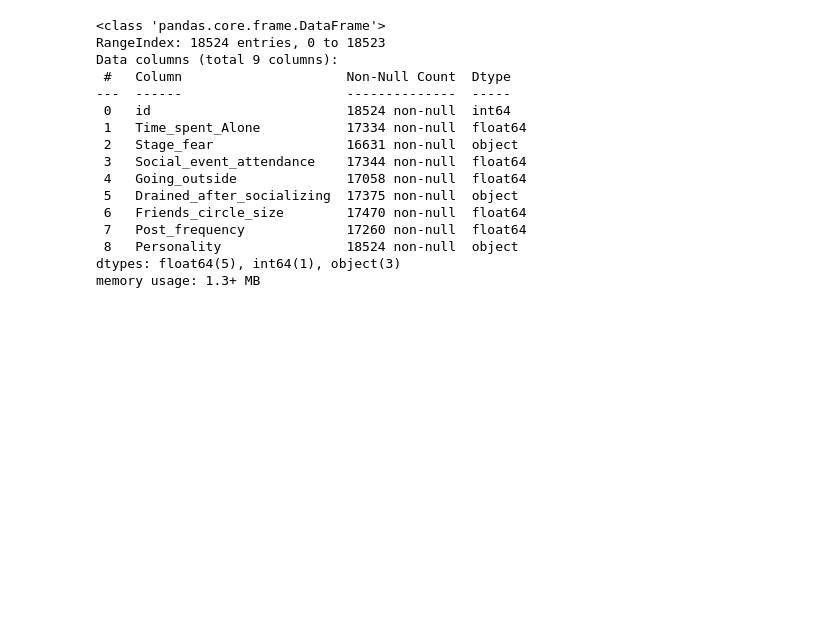
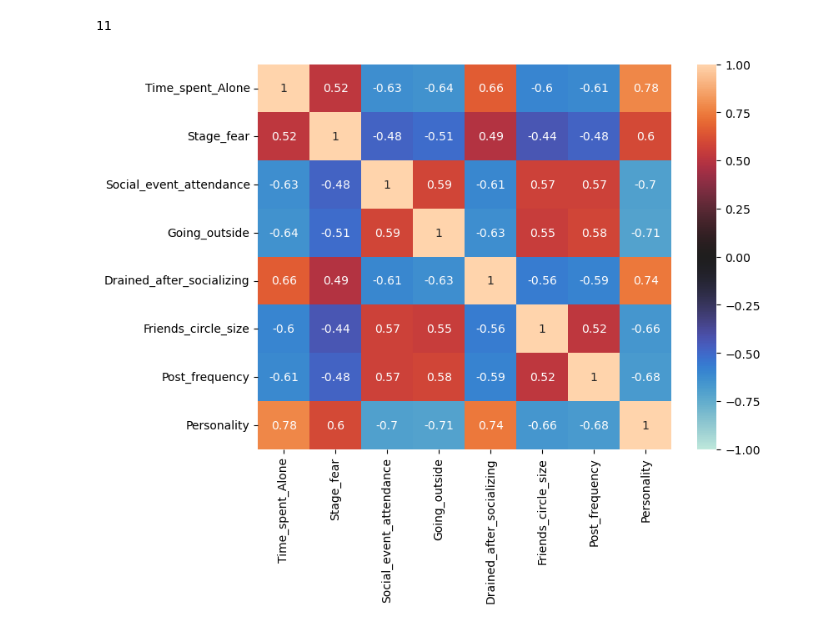
Before and after one commit to kanyi-Gabriel/Personality, a Jupyter notebook: Personality.ipynb, the cells around one changed output. Saved outputs shown, nothing was run; the diff lists cells and outputs as text; code cells hidden in the pictures; blank space fills up the shorter version.

```diff
--- a/Personality.ipynb
+++ b/Personality.ipynb
@@ -33,19 +89,28 @@ dtype: int64
-# %%
-df.info()
-# %% [output]
-<class 'pandas.core.frame.DataFrame'>
-RangeIndex: 18524 entries, 0 to 18523
-Data columns (total 9 columns):
- #   Column                     Non-Null Count  Dtype
----  ------                     --------------  -----
- 0   id                         18524 non-null  int64
- 1   Time_spent_Alone           17334 non-null  float64
- 2   Stage_fear                 16631 non-null  object
- 3   Social_event_attendance    17344 non-null  float64
- 4   Going_outside              17058 non-null  float64
- 5   Drained_after_socializing  17375 non-null  object
- 6   Friends_circle_size        17470 non-null  float64
- 7   Post_frequency             17260 non-null  float64
- 8   Personality                18524 non-null  object
-dtypes: float64(5), int64(1), object(3)
-memory usage: 1.3+ MB
+# %%
+# Multi colinearlity check
+df["Social_event_attendance"].nunique()
+# %% [output]
+11
+# %%
+# To visualize relationship between features  and target through a heatmap
+features = ["Time_spent_Alone",	"Stage_fear", "Social_event_attendance", "Going_outside", "Drained_after_socializing", "Friends_circle_size", "Post_frequency","Personality"]
+corr_data = df[features].copy()
+
+# To create instances of label encoder for each categorical feature
+label_fear = LabelEncoder()
+label_social = LabelEncoder()
+label_per = LabelEncoder()
+
+# Encode categorical data using label encoder
+corr_data["Stage_fear"] = label_fear.fit_transform(corr_data["Stage_fear"])
+corr_data["Drained_after_socializing"] = label_social.fit_transform(corr_data["Drained_after_socializing"])
+corr_data["Personality"] = label_per.fit_transform(corr_data["Personality"])
+
+# To generate correlation matrix
+corr = corr_data.corr()
+
+# Heatmap plot
+plt.figure(figsize = (8, 6))
+sns.heatmap(corr, annot = True, vmin=-1, vmax= 1, center = 0);
+# %% [output]
+[figure, added]
```
Also changed, not shown: parts of 16 cells of this notebook, 1 other file.
